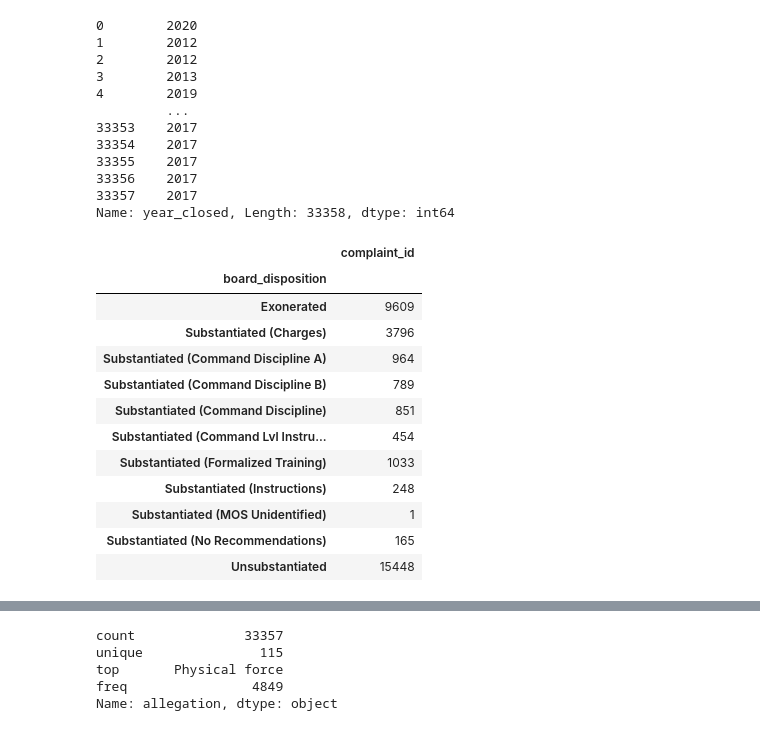
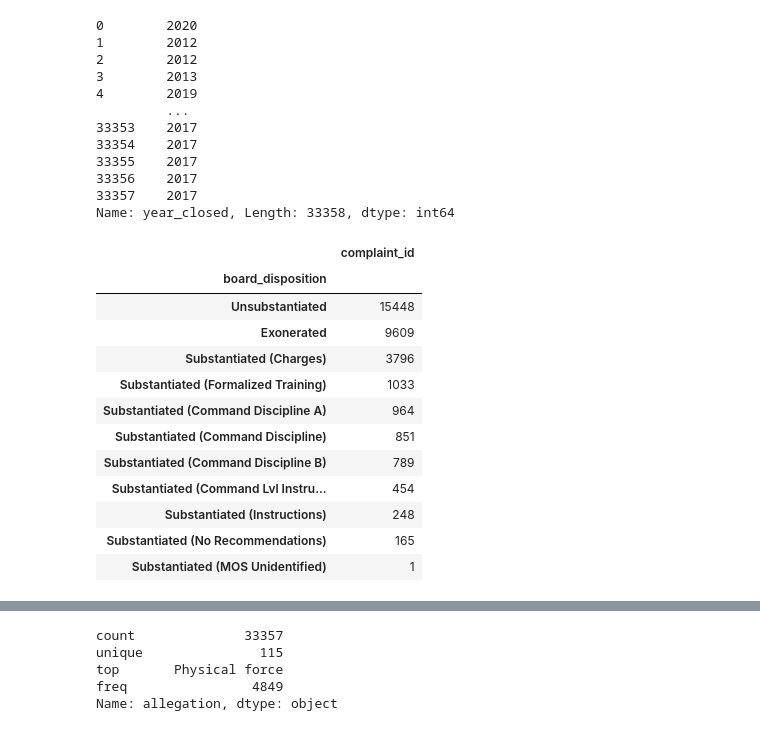
Before and after one commit to luismjimenez/CCRB-repo, a Jupyter notebook: CCRB-dataset.ipynb, the cells around one changed output, grey strips where cells are left out. Cells and saved outputs as stored; diff of their text form; code cells hidden in the pictures.

```diff
--- a/CCRB-dataset.ipynb
+++ b/CCRB-dataset.ipynb
@@ -2,6 +2,7 @@
 import pandas as pd
 import numpy as np
 import matplotlib.pyplot as plt
+pd.options.display.max_rows = 999
 # %%
 df = pd.read_csv('allegations_20200726939.csv')
 # %%
@@ -125,18 +133,18 @@ df.year_closed
 Name: year_closed, Length: 33358, dtype: int64
 # %%
 # df[['board_disposition']]
-df.groupby(['board_disposition']).count()[['complaint_id']]
+df.groupby(['board_disposition']).count()[['complaint_id']].sort_values(by='complaint_id', ascending=False)
 # %% [output]
 |  | complaint_id |
 | board_disposition |  |
+| Unsubstantiated | 15448 |
 | Exonerated | 9609 |
 | Substantiated (Charges) | 3796 |
+| Substantiated (Formalized Training) | 1033 |
 | Substantiated (Command Discipline A) | 964 |
+| Substantiated (Command Discipline) | 851 |
 | Substantiated (Command Discipline B) | 789 |
-| Substantiated (Command Discipline) | 851 |
 | Substantiated (Command Lvl Instru... | 454 |
-| Substantiated (Formalized Training) | 1033 |
 | Substantiated (Instructions) | 248 |
+| Substantiated (No Recommendations) | 165 |
 | Substantiated (MOS Unidentified) | 1 |
-| Substantiated (No Recommendations) | 165 |
-| Unsubstantiated | 15448 |
```
Also changed, not shown: parts of 12 cells of this notebook.
